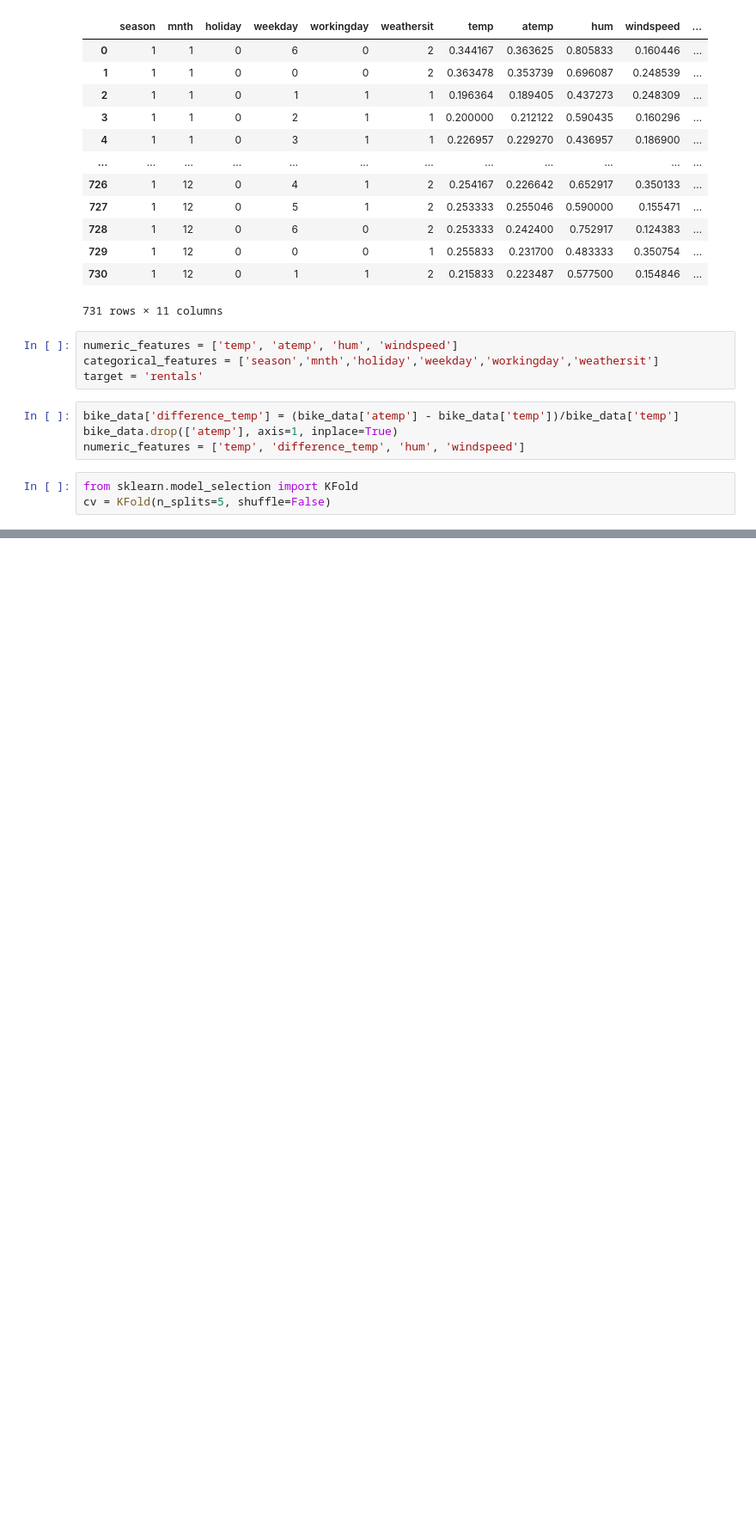
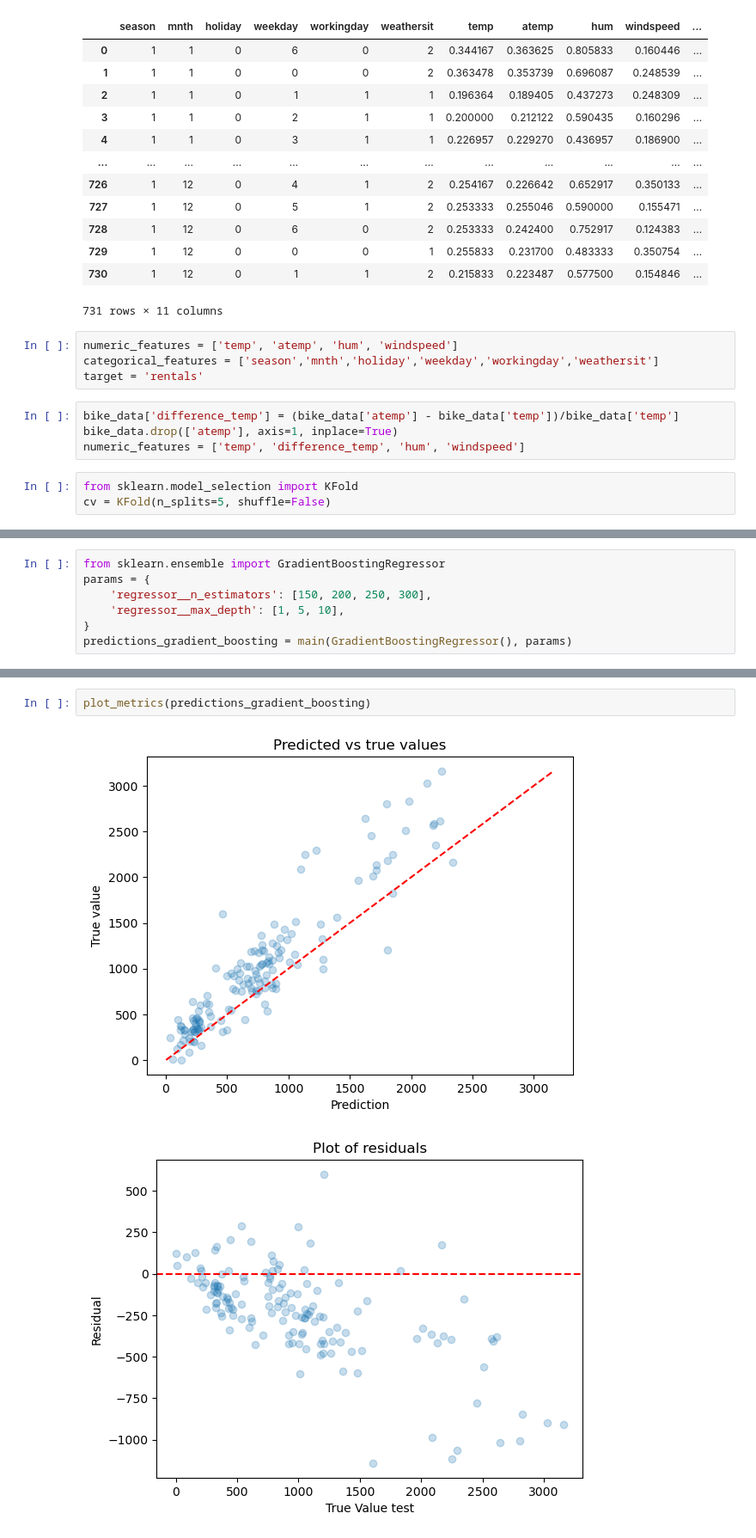
Before and after one commit to droanna/13_1, a Jupyter notebook: main_13_1.ipynb, the cells around one changed output, grey strips where cells are left out. Shown at 86% size. Saved outputs shown, nothing was run; the diff lists cells and outputs as text; blank space fills up the shorter version.

```diff
--- a/main_13_1.ipynb
+++ b/main_13_1.ipynb
@@ -199,0 +241,7 @@ Na wykresach widać sporą poprawę w stosunku do pierwszego modedelu. Na pierws
+# %%
+from sklearn.ensemble import GradientBoostingRegressor
+params = {
+    'regressor__n_estimators': [150, 200, 250, 300],
+    'regressor__max_depth': [1, 5, 10],
+}
+predictions_gradient_boosting = main(GradientBoostingRegressor(), params)
@@ -199,0 +258,5 @@ Na wykresach widać sporą poprawę w stosunku do pierwszego modedelu. Na pierws
+# %%
+plot_metrics(predictions_gradient_boosting)
+# %% [output]
+[figure, added]
+[figure, added]
```
Also changed, not shown: parts of 21 cells of this notebook.
